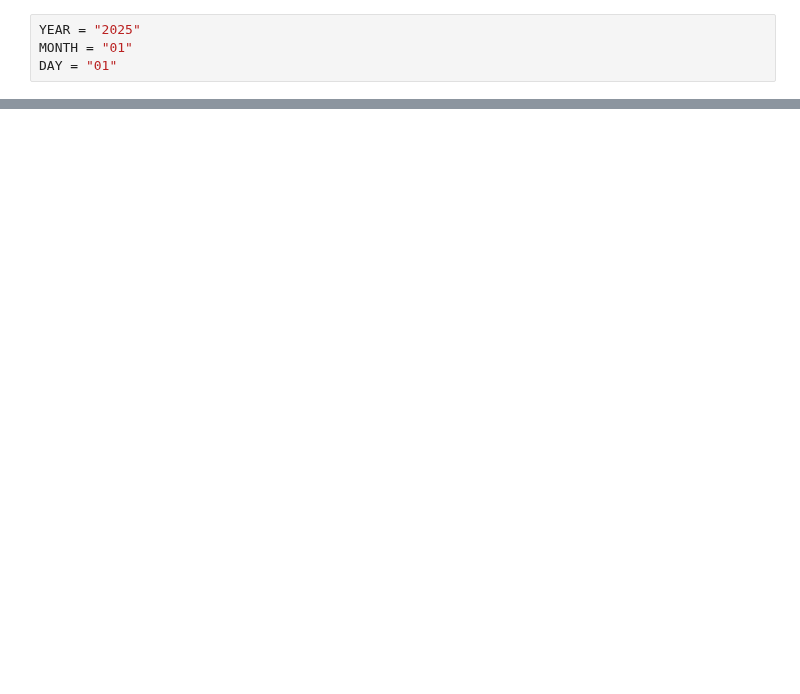
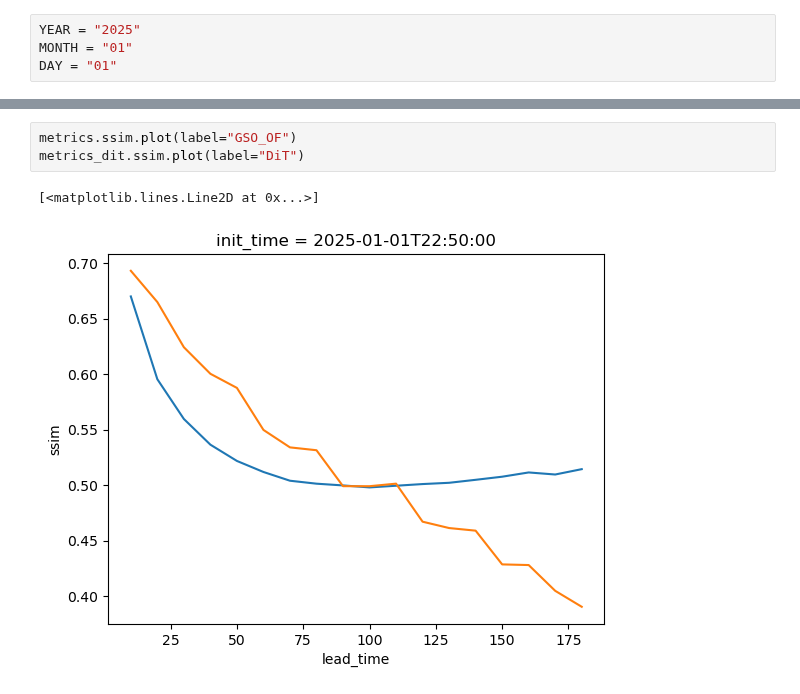
Before and after one commit to cdoedens/nowcast-evaluation, a Jupyter notebook: notebooks/calculate_metrics.ipynb, the cells around one changed output, grey strips where cells are left out. Saved outputs shown, nothing was run; the diff lists cells and outputs as text; blank space fills up the shorter version.

```diff
--- a/notebooks/calculate_metrics.ipynb
+++ b/notebooks/calculate_metrics.ipynb
@@ -154,0 +243,6 @@ dask.array<chunksize=(1, 1, 227, 326), meta=np.ndarray>
+# %%
+metrics.ssim.plot(label="GSO_OF")
+metrics_dit.ssim.plot(label="DiT")
+# %% [output]
+[<matplotlib.lines.Line2D at 0x...>]
+[figure, added]
```
Also changed, not shown: parts of 14 cells of this notebook, 3 other files.
